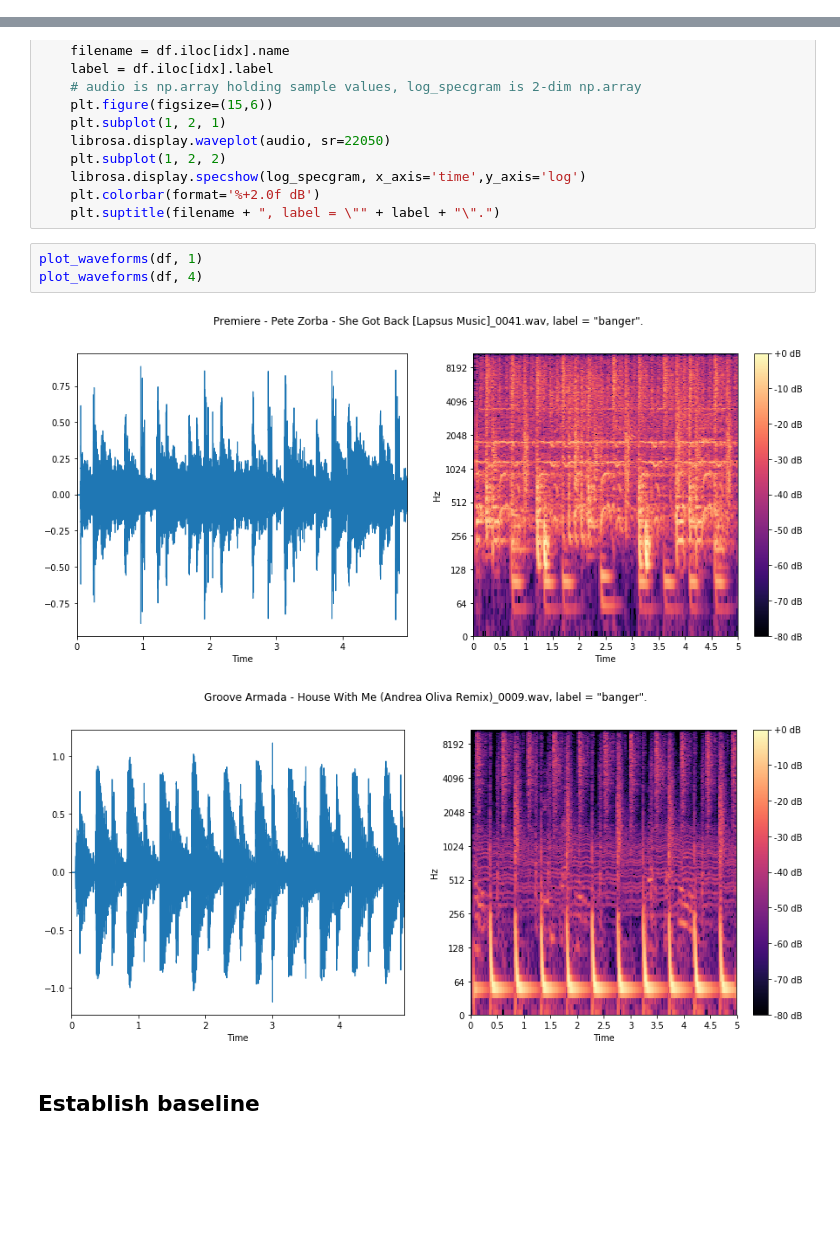
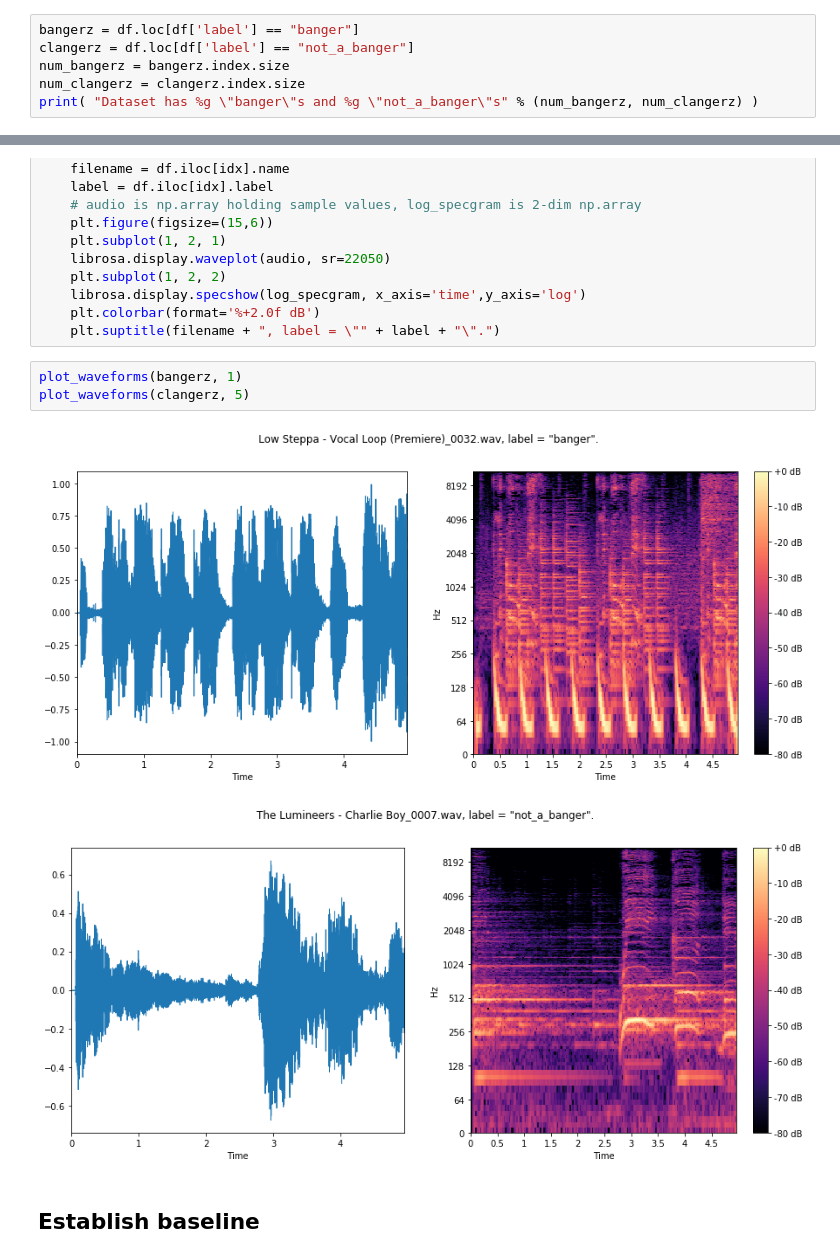
Before and after one commit to ddervs/is_it_a_banger, a Jupyter notebook: scripts/is_it_a_banger.ipynb, the cells around one changed output, grey strips where cells are left out. Saved outputs shown, nothing was run; the diff lists cells and outputs as text; blank space fills up the shorter version.

```diff
--- a/scripts/is_it_a_banger.ipynb
+++ b/scripts/is_it_a_banger.ipynb
@@ -9,2 +11,8 @@ import pandas as pd
 # %%
 df = pd.read_pickle("../data/processed_dataset.pkl")
+# %%
+bangerz = df.loc[df['label'] == "banger"]
+clangerz = df.loc[df['label'] == "not_a_banger"]
+num_bangerz = bangerz.index.size
+num_clangerz = clangerz.index.size
+print( "Dataset has %g \"banger\"s and %g \"not_a_banger\"s" % (num_bangerz, num_clangerz) )
@@ -23,11 +33,11 @@ def plot_waveforms(df, idx):
     plt.colorbar(format='%+2.0f dB')
     plt.suptitle(filename + ", label = \"" + label + "\".")
 # %%
-plot_waveforms(df, 1)
-plot_waveforms(df, 4)
+plot_waveforms(bangerz, 1)
+plot_waveforms(clangerz, 5)
 # %% [output]
-[figure, old version]
+[figure, new version]
-[figure, old version]
+[figure, new version]
 # %% [markdown]
 ## Establish baseline
 # %%
```
Also changed, not shown: parts of 9 cells of this notebook, 1 other file.
